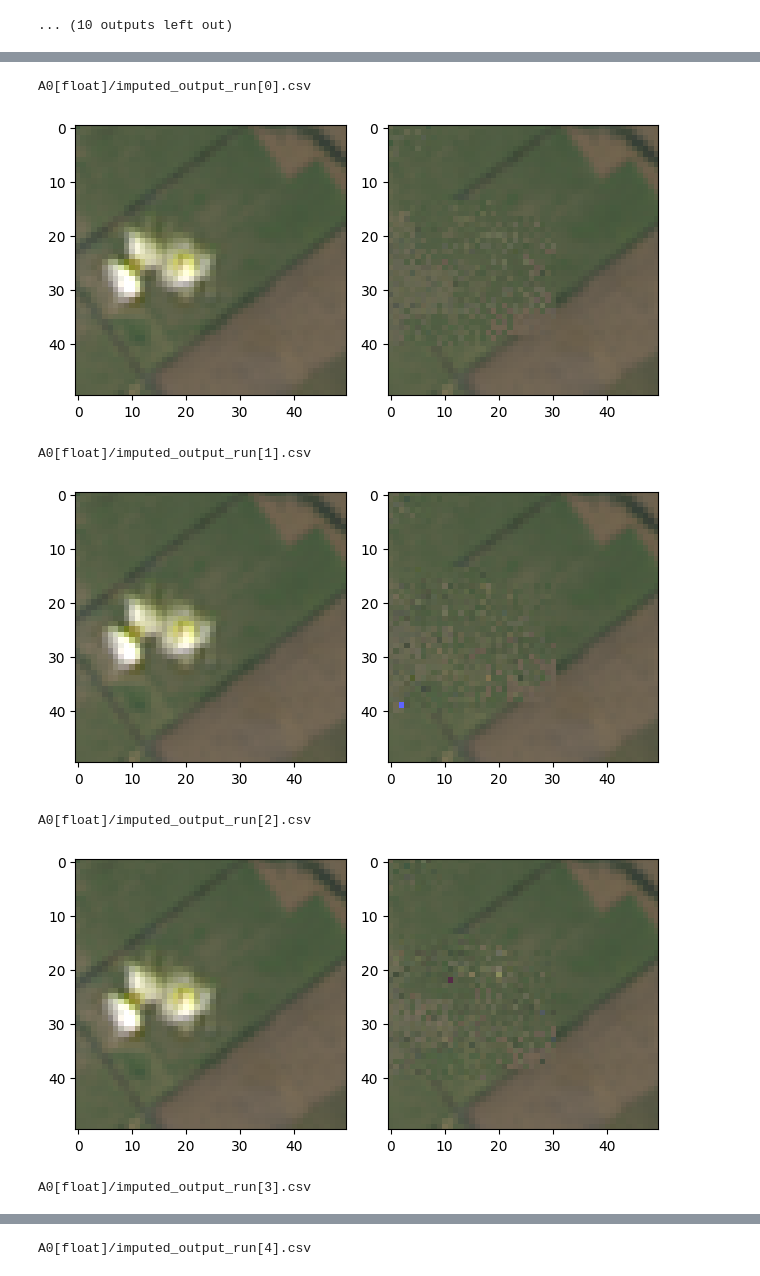
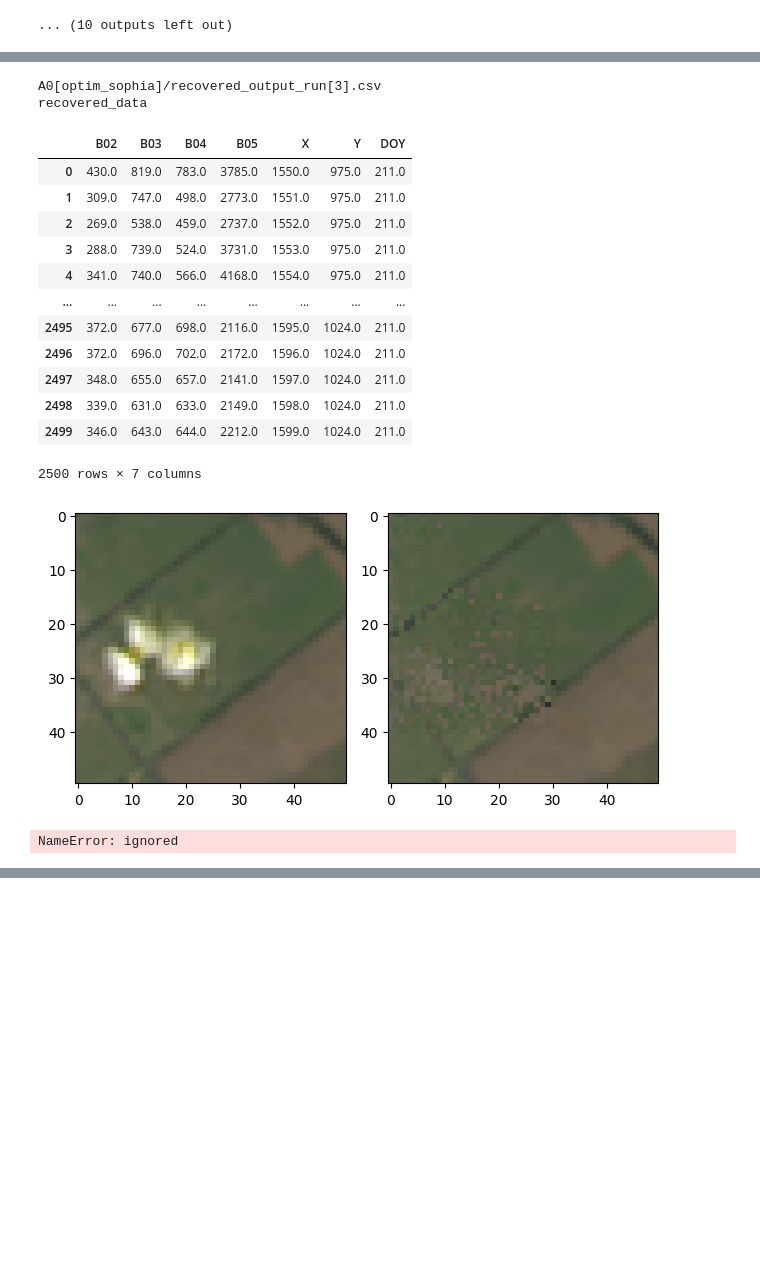
Before and after one commit to koyacolab/aispace, a Jupyter notebook: ainf.ipynb, the cells around one changed output, grey strips where cells are left out. Drawn from its saved outputs; the diff is of its cells as text; code cells hidden in the pictures; blank space fills up the shorter version.

```diff
--- a/ainf.ipynb
+++ b/ainf.ipynb
@@ -426,24 +498,51 @@ fn
 
 fn
 # %%
-experiment_dir = 'A0[float]'
+
+i_run=3
+
+# imputed_file = f'{experiment_dir}/imputed_output_run[{i_run}].csv'
+# imputed_data = hls_data._read_imputed(imputed_file)
+
+imputed_file = f'{experiment_dir}/recovered_output_run[{i_run}].csv'
+recovered_data = hls_data._read_recovered(imputed_file)
+
+# display(imputed_data)
+print('recovered_data')
+display(recovered_data)
+
+hls_data._set_inference_recovered()
+hls_data._inference_imshow()
+
+
+fn
+experiment_dir = 'A0[optim_sophia]'
 imputed_file = f'{experiment_dir}/imputed_output_run[{i_run}].csv'
-
 for i_run in range(7):
-  imputed_file = f'{experiment_dir}/imputed_output_run[{i_run}].csv'
+  imputed_file = f'{experiment_dir}/run[{i_run}]/imputed_output_run[{i_run}].csv'
   recovered_data = hls_data._read_recovered(imputed_file)
 
   hls_data._set_inference_recovered()
   hls_data._inference_imshow()
 # display(recovered_data)
 # recovered_data = pd.read_csv(imputed_file)
 
 # display(recovered_data)
 # %% [output]
-A0[float]/imputed_output_run[0].csv
+A0[optim_sophia]/recovered_output_run[3].csv
+recovered_data
+|  | B02 | B03 | B04 | B05 | X | Y | DOY |
+| 0 | 430.0 | 819.0 | 783.0 | 3785.0 | 1550.0 | 975.0 | 211.0 |
+| 1 | 309.0 | 747.0 | 498.0 | 2773.0 | 1551.0 | 975.0 | 211.0 |
+| 2 | 269.0 | 538.0 | 459.0 | 2737.0 | 1552.0 | 975.0 | 211.0 |
+| 3 | 288.0 | 739.0 | 524.0 | 3731.0 | 1553.0 | 975.0 | 211.0 |
+| 4 | 341.0 | 740.0 | 566.0 | 4168.0 | 1554.0 | 975.0 | 211.0 |
+| ... | ... | ... | ... | ... | ... | ... | ... |
+| 2495 | 372.0 | 677.0 | 698.0 | 2116.0 | 1595.0 | 1024.0 | 211.0 |
+| 2496 | 372.0 | 696.0 | 702.0 | 2172.0 | 1596.0 | 1024.0 | 211.0 |
+| 2497 | 348.0 | 655.0 | 657.0 | 2141.0 | 1597.0 | 1024.0 | 211.0 |
+| 2498 | 339.0 | 631.0 | 633.0 | 2149.0 | 1598.0 | 1024.0 | 211.0 |
+| 2499 | 346.0 | 643.0 | 644.0 | 2212.0 | 1599.0 | 1024.0 | 211.0 |
+2500 rows × 7 columns
-[figure, old version]
+[figure, new version]
-A0[float]/imputed_output_run[1].csv
-[figure, removed]
-A0[float]/imputed_output_run[2].csv
+NameError: ignored
-[figure, removed]
-A0[float]/imputed_output_run[3].csv
@@ -451 +548,0 @@ A0[float]/imputed_output_run[3].csv
-A0[float]/imputed_output_run[4].csv
```
Also changed, not shown: parts of 6 cells of this notebook, 3 other files.
